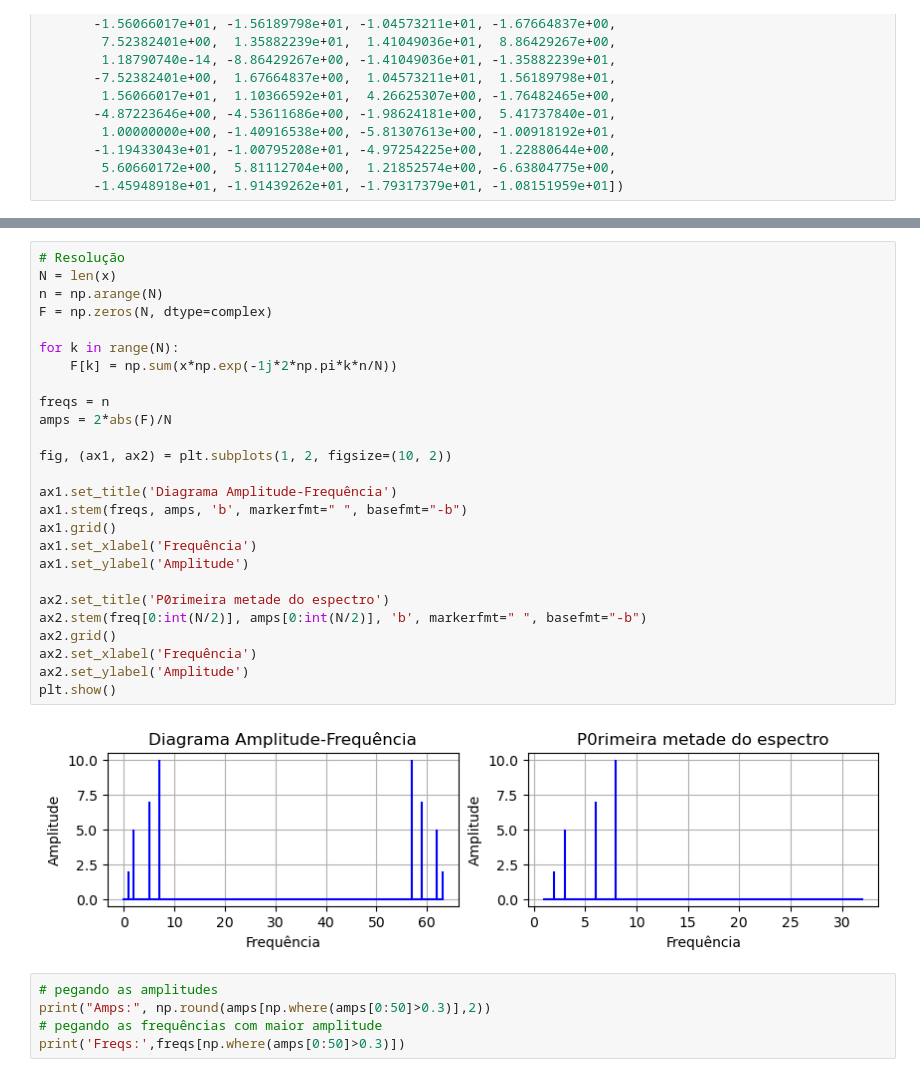
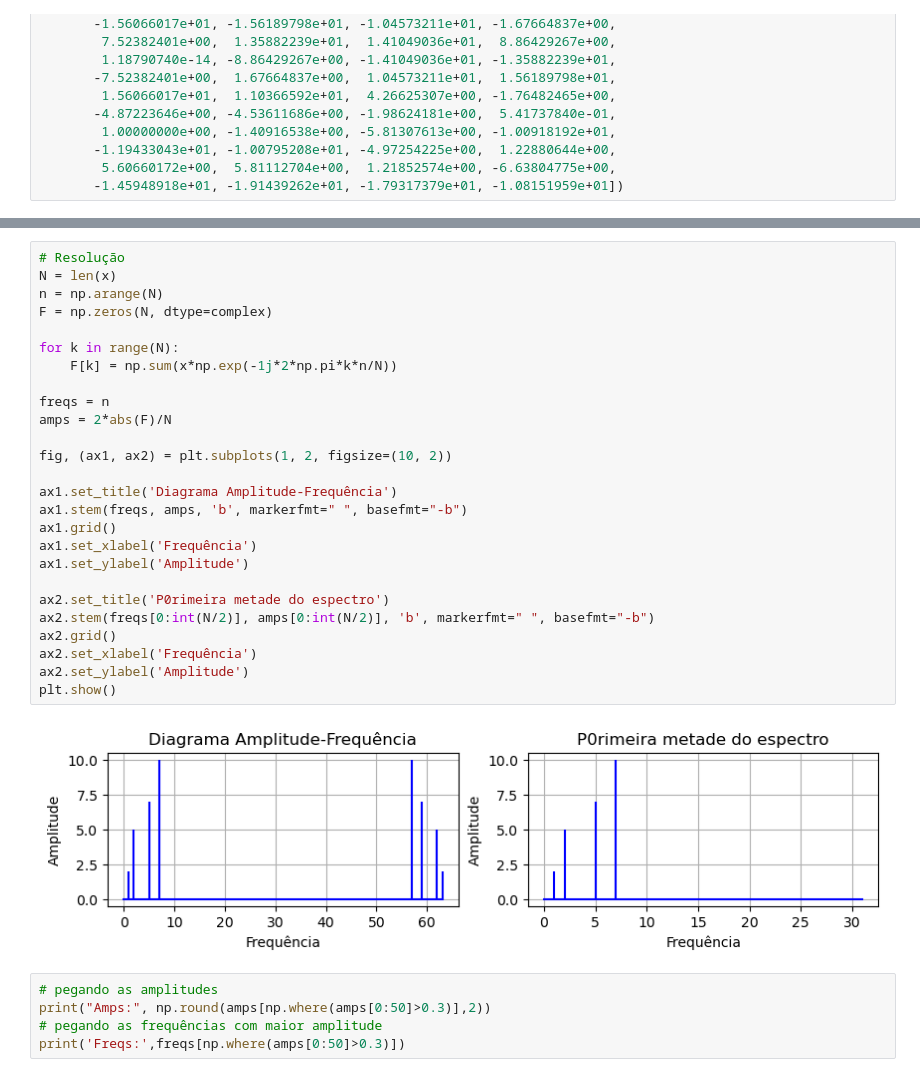
Before and after one commit to tiagoburiol/MatComp_IV, a Jupyter notebook: 04_transformada_discreta_de_fourier.ipynb, the cells around one changed output, grey strips where cells are left out. Drawn from its saved outputs; the diff is of its cells as text.

```diff
--- a/04_transformada_discreta_de_fourier.ipynb
+++ b/04_transformada_discreta_de_fourier.ipynb
@@ -157,31 +157,31 @@ x = np.array([ 0.00000000e+00,  1.08151959e+01,  1.79317379e+01,  1.91439262e+01
 # %%
 # Resolução
 N = len(x)
 n = np.arange(N)
 F = np.zeros(N, dtype=complex)
 
 for k in range(N):
     F[k] = np.sum(x*np.exp(-1j*2*np.pi*k*n/N))
 
 freqs = n
 amps = 2*abs(F)/N
 
 fig, (ax1, ax2) = plt.subplots(1, 2, figsize=(10, 2))
 
 ax1.set_title('Diagrama Amplitude-Frequência')
 ax1.stem(freqs, amps, 'b', markerfmt=" ", basefmt="-b")
 ax1.grid()
 ax1.set_xlabel('Frequência')
 ax1.set_ylabel('Amplitude')
 
 ax2.set_title('P0rimeira metade do espectro')
-ax2.stem(freq[0:int(N/2)], amps[0:int(N/2)], 'b', markerfmt=" ", basefmt="-b")
+ax2.stem(freqs[0:int(N/2)], amps[0:int(N/2)], 'b', markerfmt=" ", basefmt="-b")
 ax2.grid()
 ax2.set_xlabel('Frequência')
 ax2.set_ylabel('Amplitude')
 plt.show()
 # %% [output]
-[figure, old version]
+[figure, new version]
 # %%
 # pegando as amplitudes
 print("Amps:", np.round(amps[np.where(amps[0:50]>0.3)],2))
```
Also changed, not shown: parts of 14 cells of this notebook.
